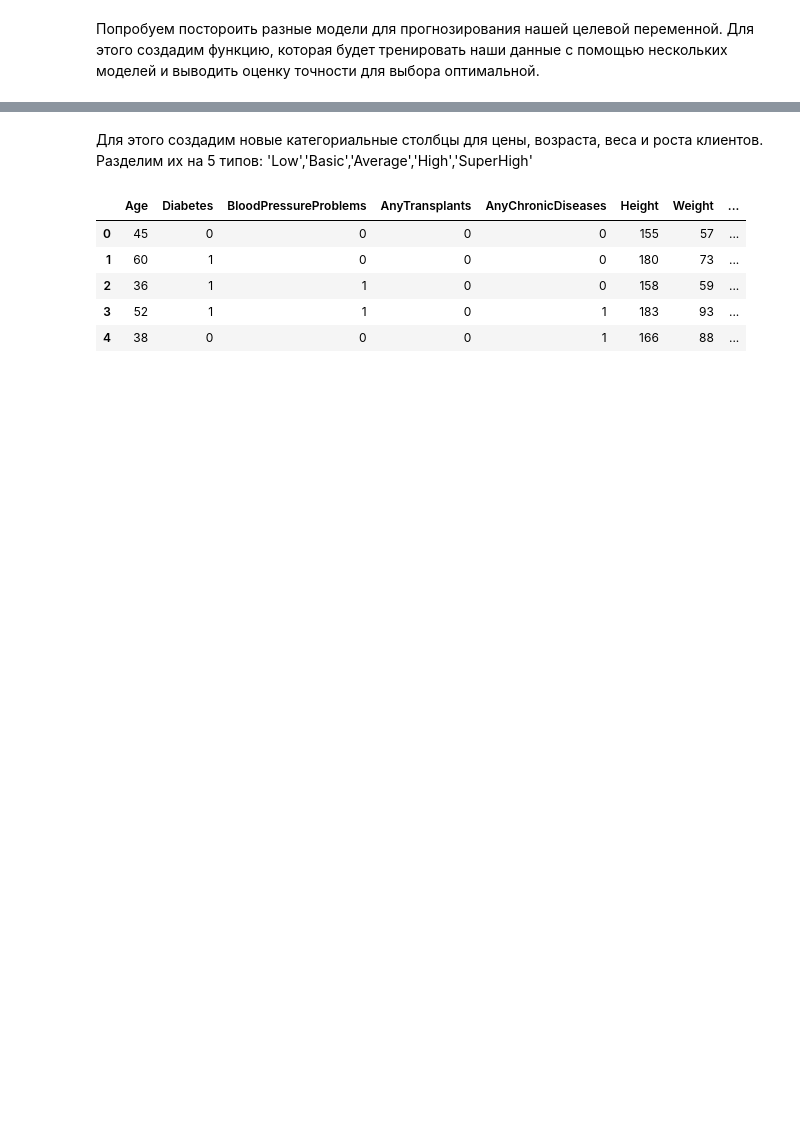
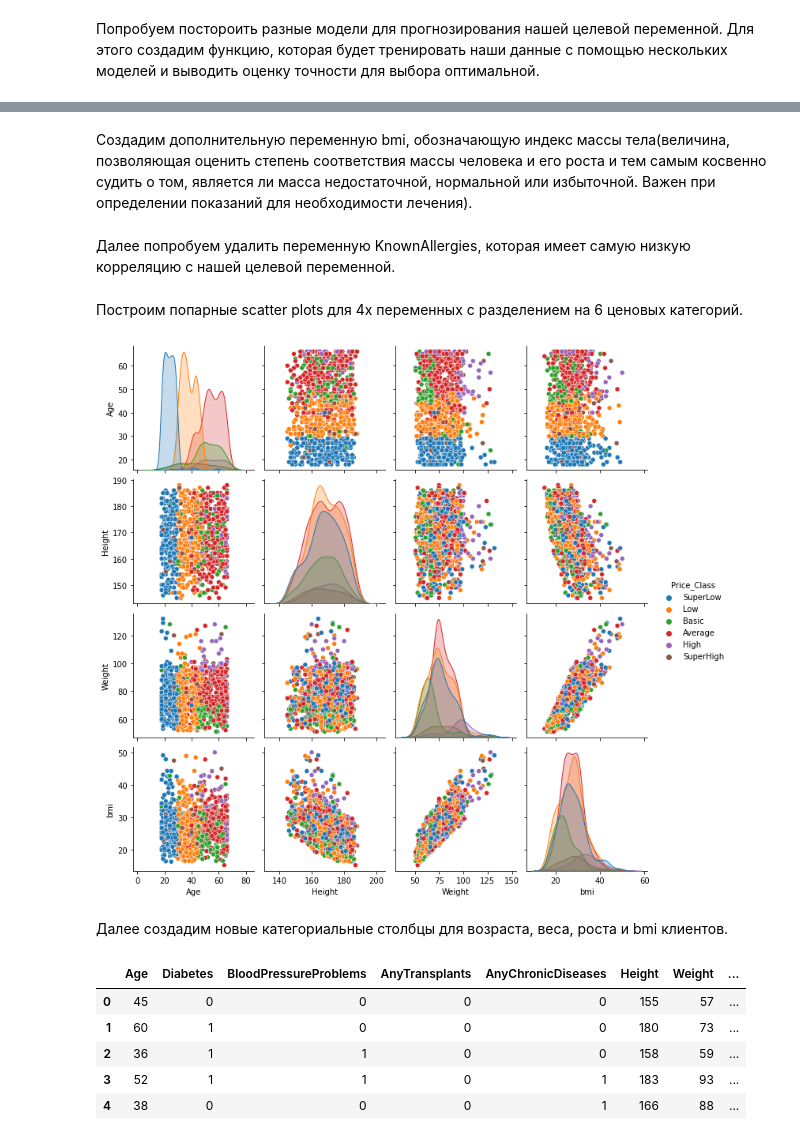
Before and after one commit to Tamila2111/Main_academy_final_project, a Jupyter notebook: final_proekt.ipynb, the cells around one changed output, grey strips where cells are left out. Drawn from its saved outputs; the diff is of its cells as text; code cells hidden in the pictures; blank space fills up the shorter version.

```diff
--- a/final_proekt.ipynb
+++ b/final_proekt.ipynb
@@ -202,3 +183,22 @@ different_models(X_train, X_test, y_train, y_test)
+# %% [markdown]
+Создадим дополнительную переменную bmi, обозначающую индекс массы тела(величина, позволяющая оценить степень соответствия
+массы человека и его роста и тем самым косвенно судить о том, является ли масса недостаточной, нормальной или избыточной.
+Важен при определении показаний для необходимости лечения).
+# %%
+df['bmi'] = (df.Weight)/(((df.Height)/100)**2)
+# %% [markdown]
+Далее попробуем удалить переменную KnownAllergies, которая имеет самую низкую корреляцию с нашей целевой переменной.
+# %%
+df=df.drop(['KnownAllergies'],axis=1)
+# %% [markdown]
+Построим попарные scatter plots для 4х переменных с разделением на 6 ценовых категорий.
+# %%
+class_values=['SuperLow','Low','Basic','Average','High','SuperHigh']
+df['Price_Class']=pd.cut(df['PremiumPrice'],bins=6,labels=class_values,precision=0)
+sns.pairplot(df,vars=['Age','Height','Weight','bmi'],hue='Price_Class')
+df=df.drop(['Price_Class'],axis=1)
+# %% [output]
+[figure, added]
 # %% [markdown]
-Для этого создадим новые категориальные столбцы для цены, возраста, веса и роста клиентов. Разделим их на 5 типов: 'Low','Basic','Average','High','SuperHigh'
+Далее создадим новые категориальные столбцы для возраста, веса, роста и bmi клиентов.
 # %%
```
Also changed, not shown: parts of 19 cells of this notebook, 1 other file.
